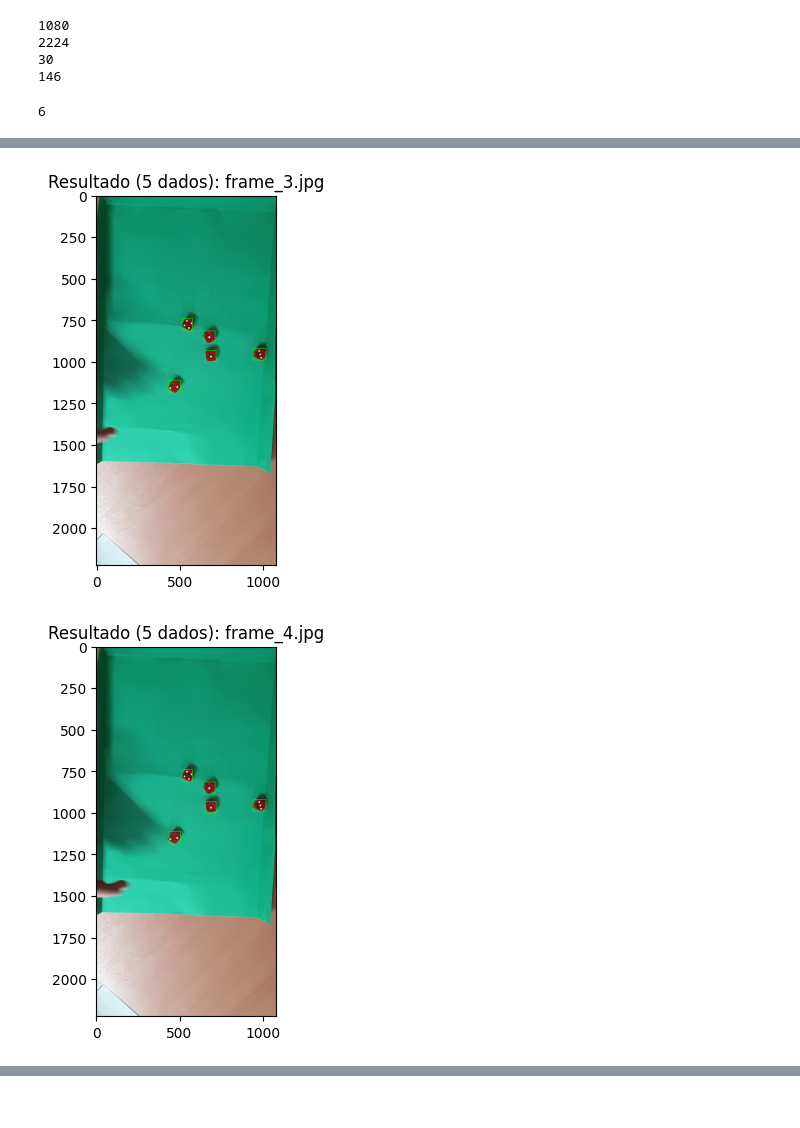
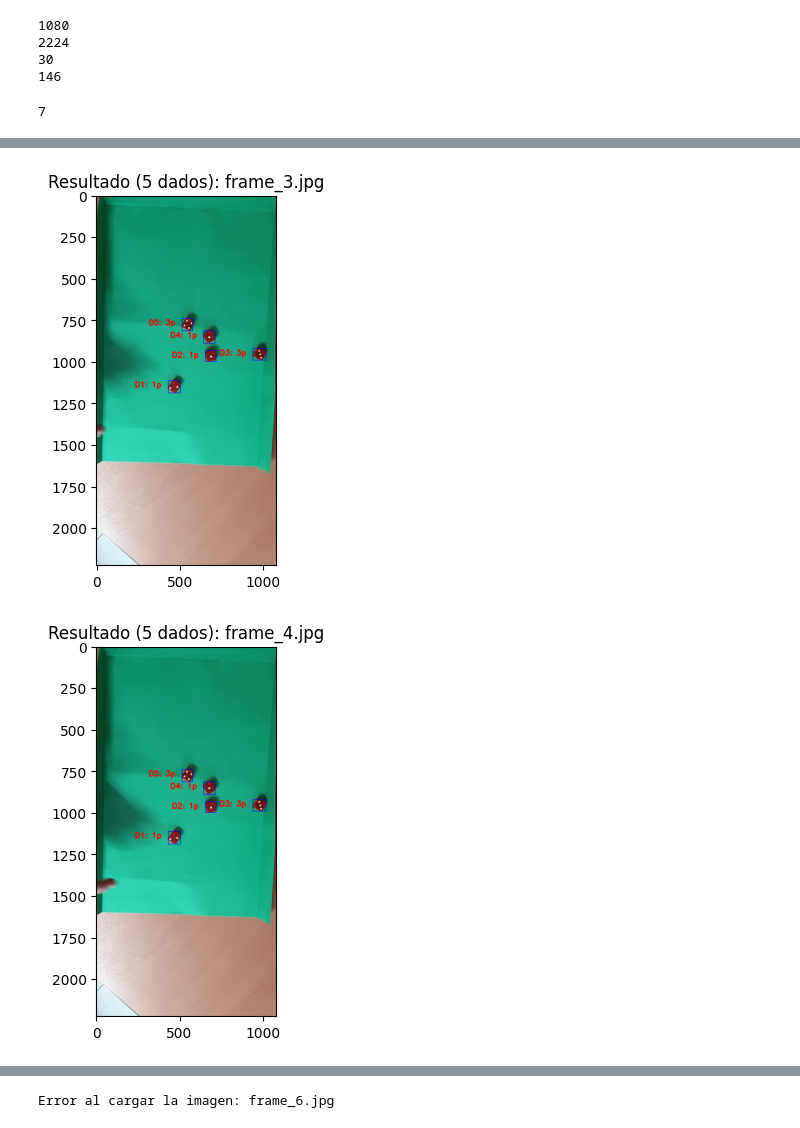
Before and after one commit to maxiromano/tp3_pdi_molina_romano, a Jupyter notebook: main.ipynb, the cells around one changed output, grey strips where cells are left out. Saved outputs shown, nothing was run; the diff lists cells and outputs as text; code cells hidden in the pictures.

Commit message:
reconoce dados con bounding,cant dados y puntaje(falta afinar 1)

```diff
--- a/main.ipynb
+++ b/main.ipynb
@@ -32,7 +32,7 @@ frame_prev = None
 cont_fram_est = 0
 cont_frame_global = 0
 umbral_mov = 2.5
-frame_estaticos = 0
+frames_estaticos = 0
 # %%
 #analiza si hay imagen quieta y guarda el frame estatico
 while cap.isOpened():
@@ -41,7 +41,7 @@ while cap.isOpened():
         break
 
     gray = cv2.cvtColor(frame, cv2.COLOR_BGR2GRAY)
-    blur = cv2.GaussianBlur(gray, (7, 7), 0)
+    blur = cv2.GaussianBlur(gray, (3, 3), 0)
 
     #detectar movimiento
     es_estatico = False
@@ -54,7 +54,7 @@ while cap.isOpened():
         else:
             frames_estaticos = 0
 
-        if frames_estaticos > 25:    # quieto 25 frames seguidos
+        if frames_estaticos > 23:    # quieto 25 frames seguidos
             es_estatico = True
             nombre_archivo = f"frames/frame_{cont_frame_global}.jpg" #guardar frame quieto
             cv2.imwrite(nombre_archivo, frame)
@@ -67,17 +67,17 @@ print(cont_frame_global)
 cap.release()
 cv2.destroyAllWindows()
 # %% [output]
-6
+7
 # %%
 
 carpeta_frames = "frames"
 AREA_MINIMA = 500
 AREA_MAXIMA = 30000
 
-rojo_bajo_1 = np.array([0, 100, 100])
+rojo_bajo_1 = np.array([0, 95, 100])
 rojo_alto_1 = np.array([10, 255, 255])
 
-rojo_bajo_2 = np.array([170, 100, 100])
+rojo_bajo_2 = np.array([170, 95, 100])
 rojo_alto_2 = np.array([180, 255, 255])
 
 lista_archivos = os.listdir(carpeta_frames)
@@ -112,18 +112,33 @@ for nombre_archivo in lista_archivos:
                 aspect_ratio = w / h
                 if 0.5 < aspect_ratio < 1.5:
                     #cv2.drawContours(imagen_dibujo, [cnt], contourIdx=-1, color=(255, 0, 0), thickness=2)
-                    cv2.rectangle(imagen_dibujo, (x,y), (x+w,y+h), color=(0, 255, 0), thickness=2)
+                    cv2.rectangle(imagen_dibujo, (x,y), (x+w,y+h), color=(255, 0, 0), thickness=2)
                     dados_encontrados += 1
+                    roi = imagen_dibujo[y : y+h, x : x+w]
+                    roi_gris = cv2.cvtColor(roi, cv2.COLOR_BGR2GRAY)
+                    blur = cv2.GaussianBlur(roi_gris, (5, 5), 0)
+                    _, thresh = cv2.threshold(blur, 0, 255, cv2.THRESH_BINARY_INV + cv2.THRESH_OTSU)
+                    thresh = cv2.morphologyEx(thresh, cv2.MORPH_OPEN, np.ones((2,2), np.uint8))
+                    cnts, _ = cv2.findContours(thresh, cv2.RETR_LIST, cv2.CHAIN_APPROX_SIMPLE)
+                    puntaje = 0
 
-        if len(contours) > 0:
+                    for c in cnts:
+                        area = cv2.contourArea(c)
+                        perim = cv2.arcLength(c, True)
+                        if (60 < area < roi.size * 0.07) and (perim > 0) and ((4 * np.pi * area) / (perim ** 2) > 0.75):
+                            puntaje += 1
+                texto = f'D{dados_encontrados}: {str(puntaje)}p'
+                cv2.putText(imagen_dibujo, texto,  (x -200, y+40 ), cv2.FONT_HERSHEY_SIMPLEX, 1.5, (0, 0, 255), 5)
+
+        if len(contours) >= 1:
             plt.figure()
             plt.title(f"Resultado ({dados_encontrados} dados): {nombre_archivo}")
             plt.imshow(cv2.cvtColor(imagen_dibujo, cv2.COLOR_BGR2RGB))
             plt.show(block=False)
-        else:
-            print(f"No se encontraron dados en {nombre_archivo} con los parámetros actuales.")
     else:
-        print(f"Error al cargar la imagen: {nombre_archivo}")
+        print(f"No se encontraron dados en {nombre_archivo} con los parámetros actuales.")
+else:
+    print(f"Error al cargar la imagen: {nombre_archivo}")
 
 cv2.destroyAllWindows()
 cap.release()
@@ -134,2 +149,2 @@ cap.release()
-[figure, old version]
+[figure, new version]
-[figure, old version]
+[figure, new version]
@@ -137,0 +153 @@ cap.release()
+Error al cargar la imagen: frame_6.jpg
```
Also changed, not shown: parts of 1 cell of this notebook, 6 other files.
